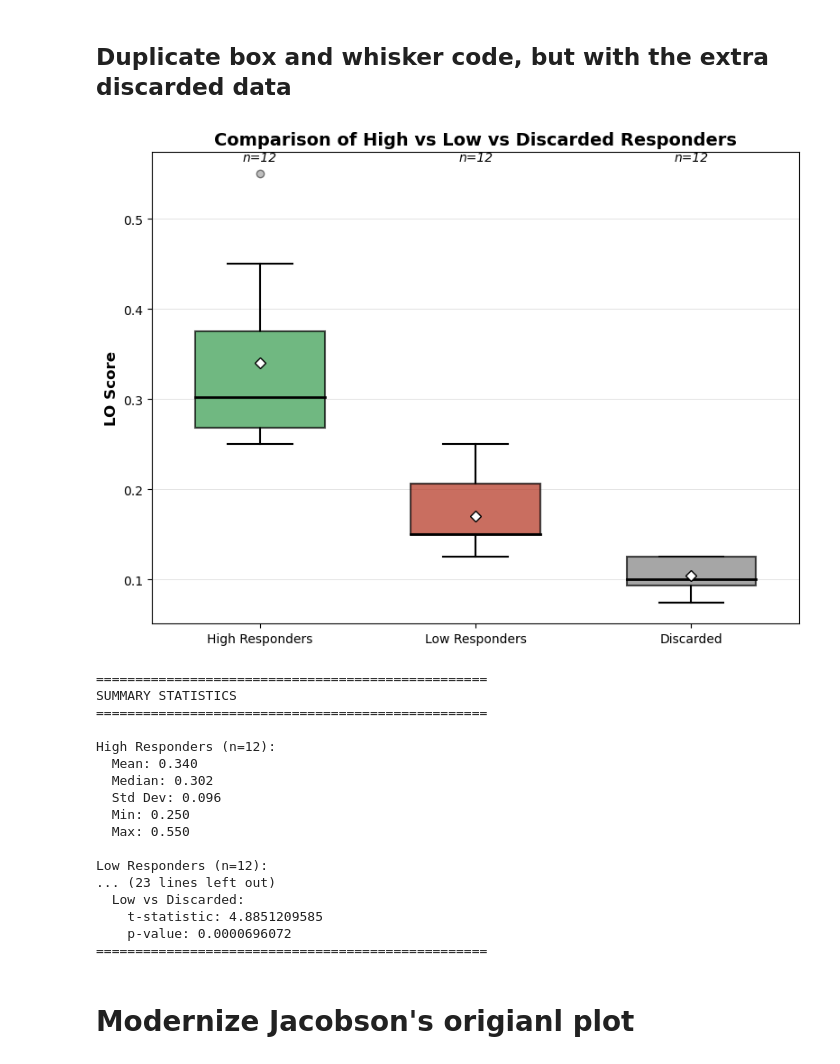
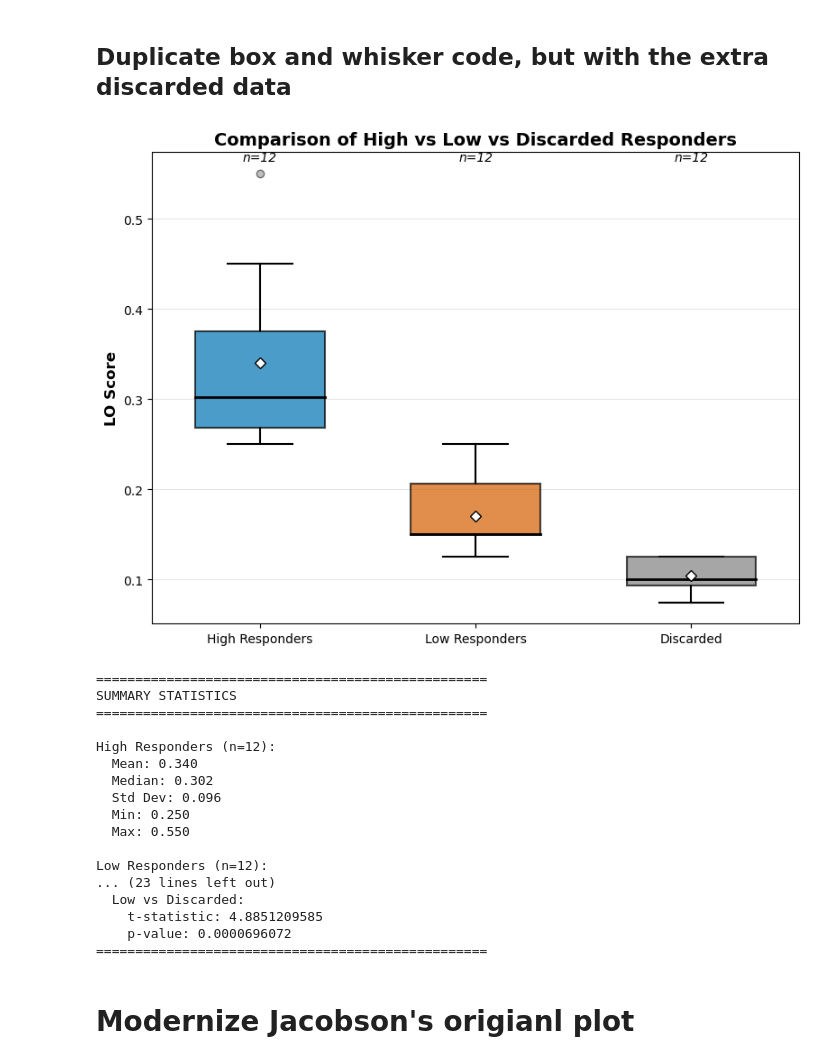
Before and after one commit to madeleinesnyder/PlanariaPipe, a Jupyter notebook: hand_scoring_scripts/Fig1_Supp2_JacobsonStyle_Lineplot_HiLo_Responders.ipynb, the cells around one changed output. Saved outputs shown, nothing was run; the diff lists cells and outputs as text; code cells hidden in the pictures.

```diff
--- a/hand_scoring_scripts/Fig1_Supp2_JacobsonStyle_Lineplot_HiLo_Responders.ipynb
+++ b/hand_scoring_scripts/Fig1_Supp2_JacobsonStyle_Lineplot_HiLo_Responders.ipynb
@@ -639,7 +730,7 @@ bp = ax.boxplot([high_LO_scores, low_LO_scores],
                                markeredgecolor='black', markersize=6))
 
 # Color the boxes
-colors = ['#349B4C', '#B3311D']  # High (green), Low (red)
+colors = ['#0072B2', '#D55E00']  # High (blue), Low (vermillion) - Wong colorblind-safe palette
 for patch, color in zip(bp['boxes'], colors):
     patch.set_facecolor(color)
     patch.set_alpha(0.7)
@@ -751,7 +842,7 @@ bp = ax.boxplot([high_LO_scores, low_LO_scores, discarded_LO_scores],
                                markeredgecolor='black', markersize=6))
 
 # Color the boxes
-colors = ['#349B4C', '#B3311D', '#808080']  # High (green), Low (red), Discarded (gray)
+colors = ['#0072B2', '#D55E00', '#808080']  # High (blue), Low (vermillion), Discarded (gray) - Wong colorblind-safe palette
 for patch, color in zip(bp['boxes'], colors):
     patch.set_facecolor(color)
     patch.set_alpha(0.7)
@@ -814,34 +905,34 @@ print(f"  Min: {np.min(low_LO_scores):.3f}")
 print(f"  Max: {np.max(low_LO_scores):.3f}")
 
 print(f"\nDiscarded (n={len(discarded_LO_scores)}):")
 print(f"  Mean: {np.mean(discarded_LO_scores):.3f}")
 print(f"  Median: {np.median(discarded_LO_scores):.3f}")
 print(f"  Std Dev: {np.std(discarded_LO_scores, ddof=1):.3f}")
 print(f"  Min: {np.min(discarded_LO_scores):.3f}")
 print(f"  Max: {np.max(discarded_LO_scores):.3f}")
 
 # Optional: Perform pairwise t-tests
 from scipy.stats import ttest_ind
 print(f"\nPairwise t-tests:")
 
 t_stat_h_l, p_value_h_l = ttest_ind(high_LO_scores, low_LO_scores)
 print(f"\n  High vs Low:")
 print(f"    t-statistic: {t_stat_h_l:.10f}")
 print(f"    p-value: {p_value_h_l:.10}")
 
 t_stat_h_d, p_value_h_d = ttest_ind(high_LO_scores, discarded_LO_scores)
 print(f"\n  High vs Discarded:")
 print(f"    t-statistic: {t_stat_h_d:.10f}")
 print(f"    p-value: {p_value_h_d:.10f}")
 
 t_stat_l_d, p_value_l_d = ttest_ind(low_LO_scores, discarded_LO_scores)
 print(f"\n  Low vs Discarded:")
 print(f"    t-statistic: {t_stat_l_d:.10f}")
 print(f"    p-value: {p_value_l_d:.10f}")
 
 print("="*50)
 # %% [output]
-[figure, old version]
+[figure, new version]
 ==================================================
 SUMMARY STATISTICS
 ==================================================
```
Also changed, not shown: parts of 4 cells of this notebook, 12 other files.
